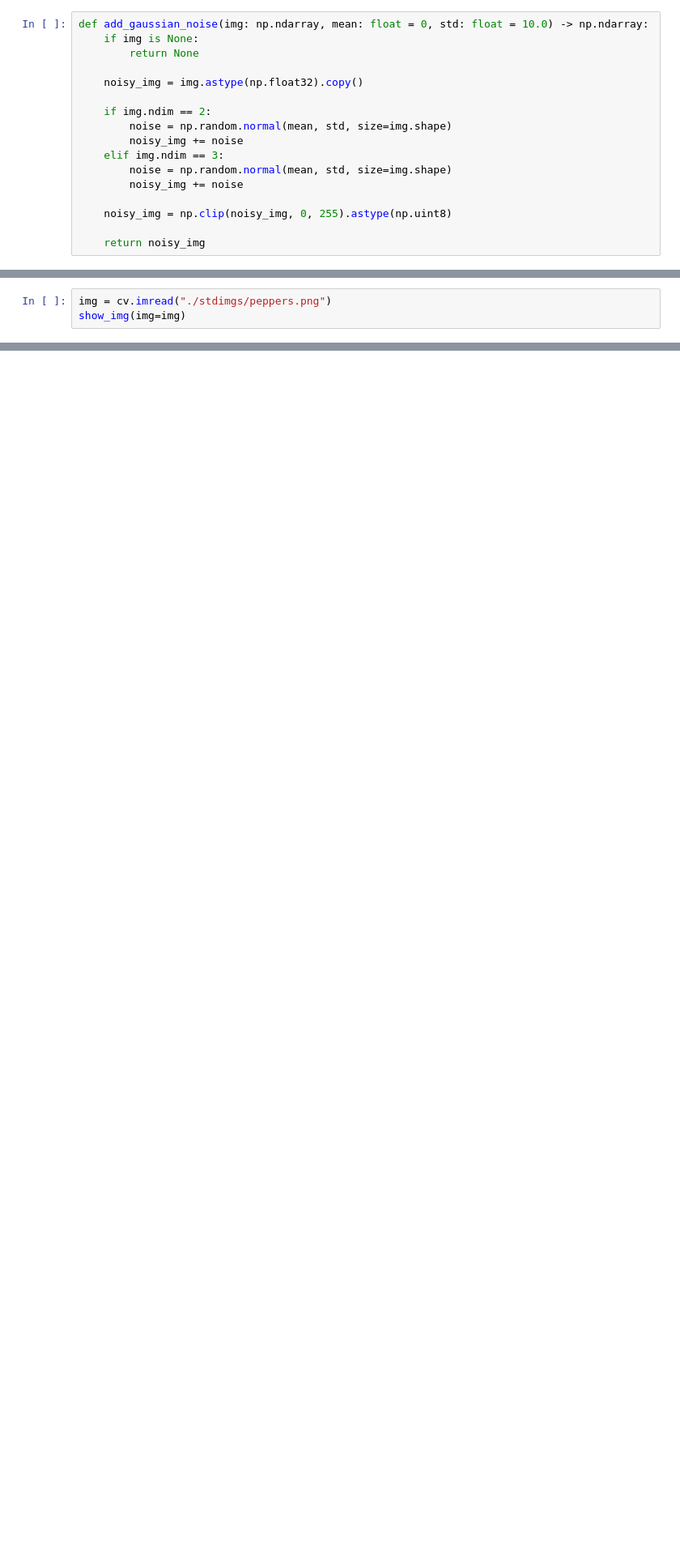
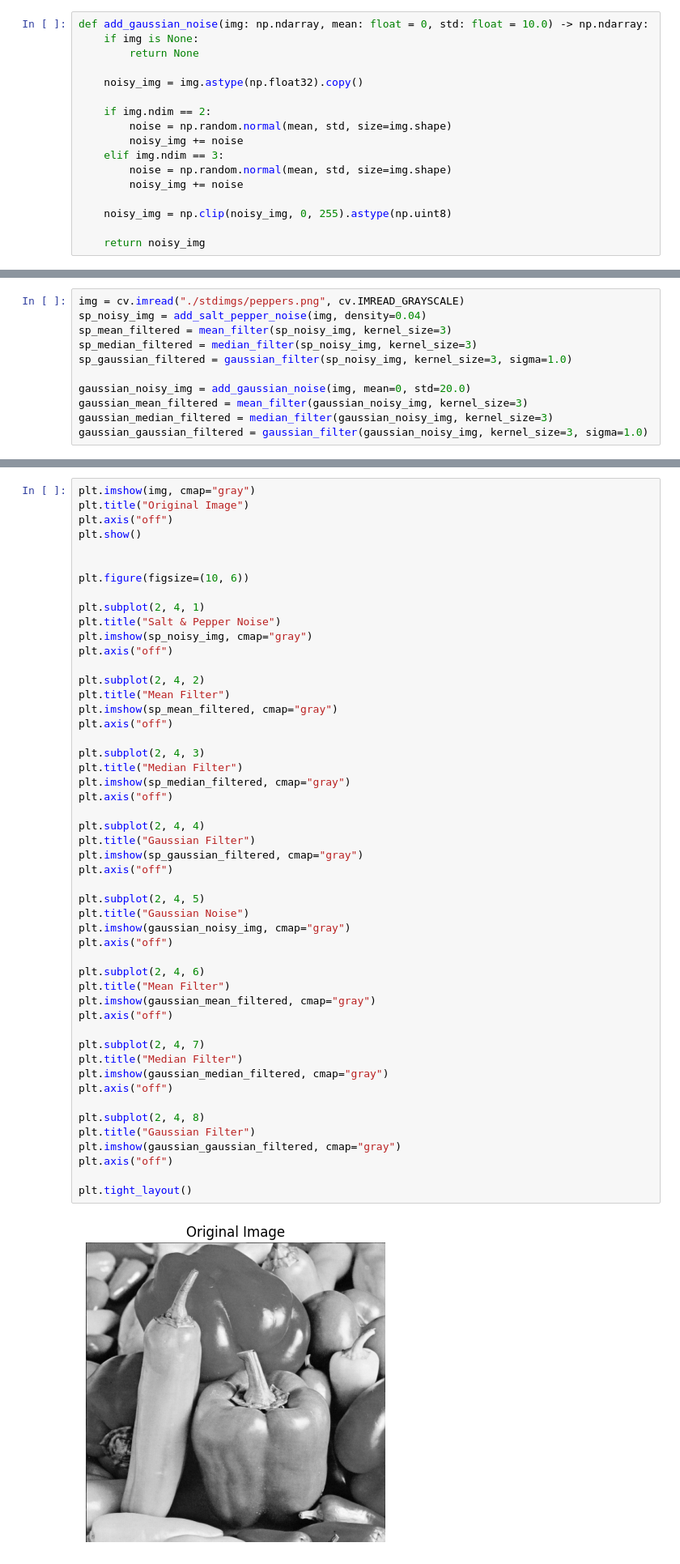
Before and after one commit to urparvezali/codes, a Jupyter notebook: disp_labs/1_manual.ipynb, the cells around one changed output, grey strips where cells are left out. Shown at 81% size. Saved outputs shown, nothing was run; the diff lists cells and outputs as text; blank space fills up the shorter version.

```diff
--- a/disp_labs/1_manual.ipynb
+++ b/disp_labs/1_manual.ipynb
@@ -132,5 +161,13 @@ def gaussian_filter(noisy_img: np.ndarray, kernel_size: int = 3, sigma: float =
 
     return np.clip(filtered_img, 0, 255).astype(np.uint8)
 # %%
-img = cv.imread("./stdimgs/peppers.png")
-show_img(img=img)
+img = cv.imread("./stdimgs/peppers.png", cv.IMREAD_GRAYSCALE)
+sp_noisy_img = add_salt_pepper_noise(img, density=0.04)
+sp_mean_filtered = mean_filter(sp_noisy_img, kernel_size=3)
+sp_median_filtered = median_filter(sp_noisy_img, kernel_size=3)
+sp_gaussian_filtered = gaussian_filter(sp_noisy_img, kernel_size=3, sigma=1.0)
+
+gaussian_noisy_img = add_gaussian_noise(img, mean=0, std=20.0)
+gaussian_mean_filtered = mean_filter(gaussian_noisy_img, kernel_size=3)
+gaussian_median_filtered = median_filter(gaussian_noisy_img, kernel_size=3)
+gaussian_gaussian_filtered = gaussian_filter(gaussian_noisy_img, kernel_size=3, sigma=1.0)
@@ -138,0 +174,52 @@ show_img(img=img)
+# %%
+plt.imshow(img, cmap="gray")
+plt.title("Original Image")
+plt.axis("off")
+plt.show()
+
+
+plt.figure(figsize=(10, 6))
+
+plt.subplot(2, 4, 1)
+plt.title("Salt & Pepper Noise")
+plt.imshow(sp_noisy_img, cmap="gray")
+plt.axis("off")
+
+plt.subplot(2, 4, 2)
+plt.title("Mean Filter")
+plt.imshow(sp_mean_filtered, cmap="gray")
+plt.axis("off")
+
+plt.subplot(2, 4, 3)
+plt.title("Median Filter")
+plt.imshow(sp_median_filtered, cmap="gray")
+plt.axis("off")
+
+plt.subplot(2, 4, 4)
+plt.title("Gaussian Filter")
+plt.imshow(sp_gaussian_filtered, cmap="gray")
+plt.axis("off")
+
+plt.subplot(2, 4, 5)
+plt.title("Gaussian Noise")
+plt.imshow(gaussian_noisy_img, cmap="gray")
+plt.axis("off")
+
+plt.subplot(2, 4, 6)
+plt.title("Mean Filter")
+plt.imshow(gaussian_mean_filtered, cmap="gray")
+plt.axis("off")
+
+plt.subplot(2, 4, 7)
+plt.title("Median Filter")
+plt.imshow(gaussian_median_filtered, cmap="gray")
+plt.axis("off")
+
+plt.subplot(2, 4, 8)
+plt.title("Gaussian Filter")
+plt.imshow(gaussian_gaussian_filtered, cmap="gray")
+plt.axis("off")
+
+plt.tight_layout()
+# %% [output]
+[figure, added]
```
Also changed, not shown: parts of 5 cells of this notebook, 30 other files.
